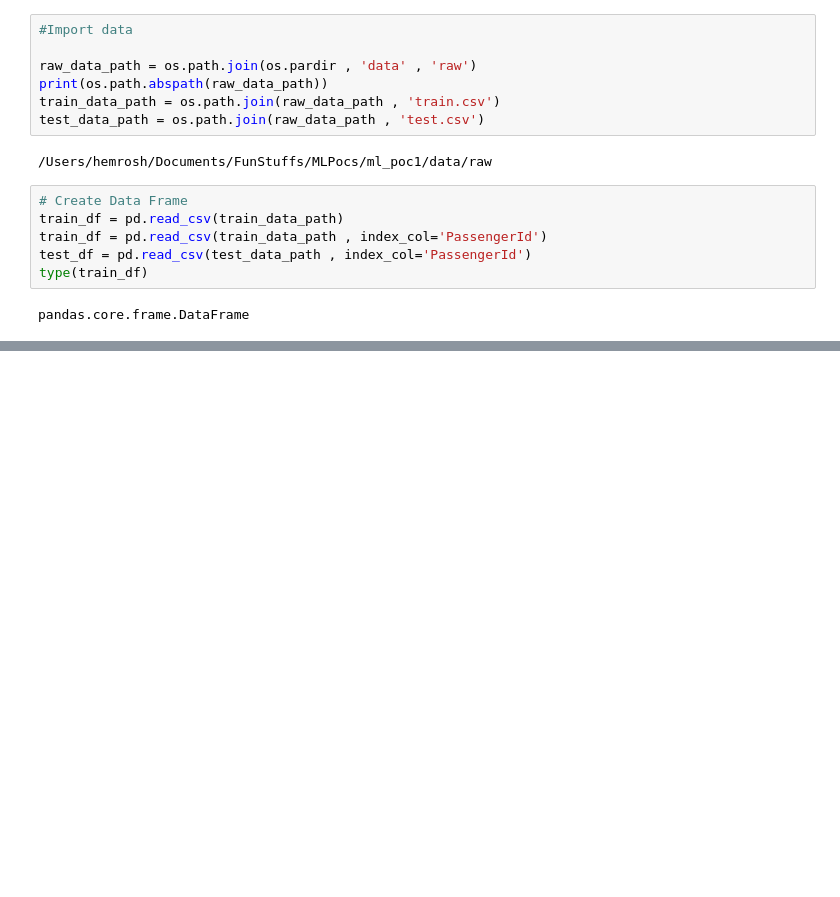
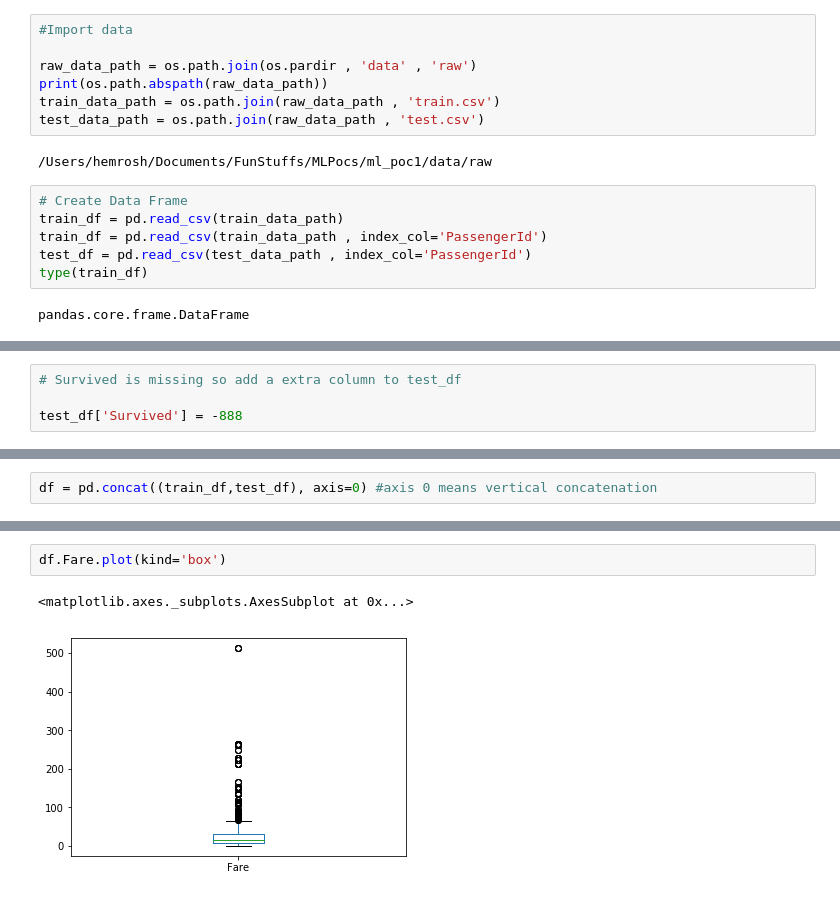
Before and after one commit to sheetal-hemrom/MLPocs, a Jupyter notebook: ml_poc1/notebooks/Titanic_Data_Processing.ipynb, the cells around one changed output, grey strips where cells are left out. Saved outputs shown, nothing was run; the diff lists cells and outputs as text; blank space fills up the shorter version.

```diff
--- a/ml_poc1/notebooks/Titanic_Data_Processing.ipynb
+++ b/ml_poc1/notebooks/Titanic_Data_Processing.ipynb
@@ -23,0 +61,4 @@ pandas.core.frame.DataFrame
+# %%
+# Survived is missing so add a extra column to test_df
+
+test_df['Survived'] = -888
@@ -23,0 +84,2 @@ pandas.core.frame.DataFrame
+# %%
+df = pd.concat((train_df,test_df), axis=0) #axis 0 means vertical concatenation
@@ -26,0 +217,5 @@ pandas.core.frame.DataFrame
+# %%
+df.Fare.plot(kind='box')
+# %% [output]
+<matplotlib.axes._subplots.AxesSubplot at 0x...>
+[figure, added]
```
Also changed, not shown: parts of 34 cells of this notebook.
